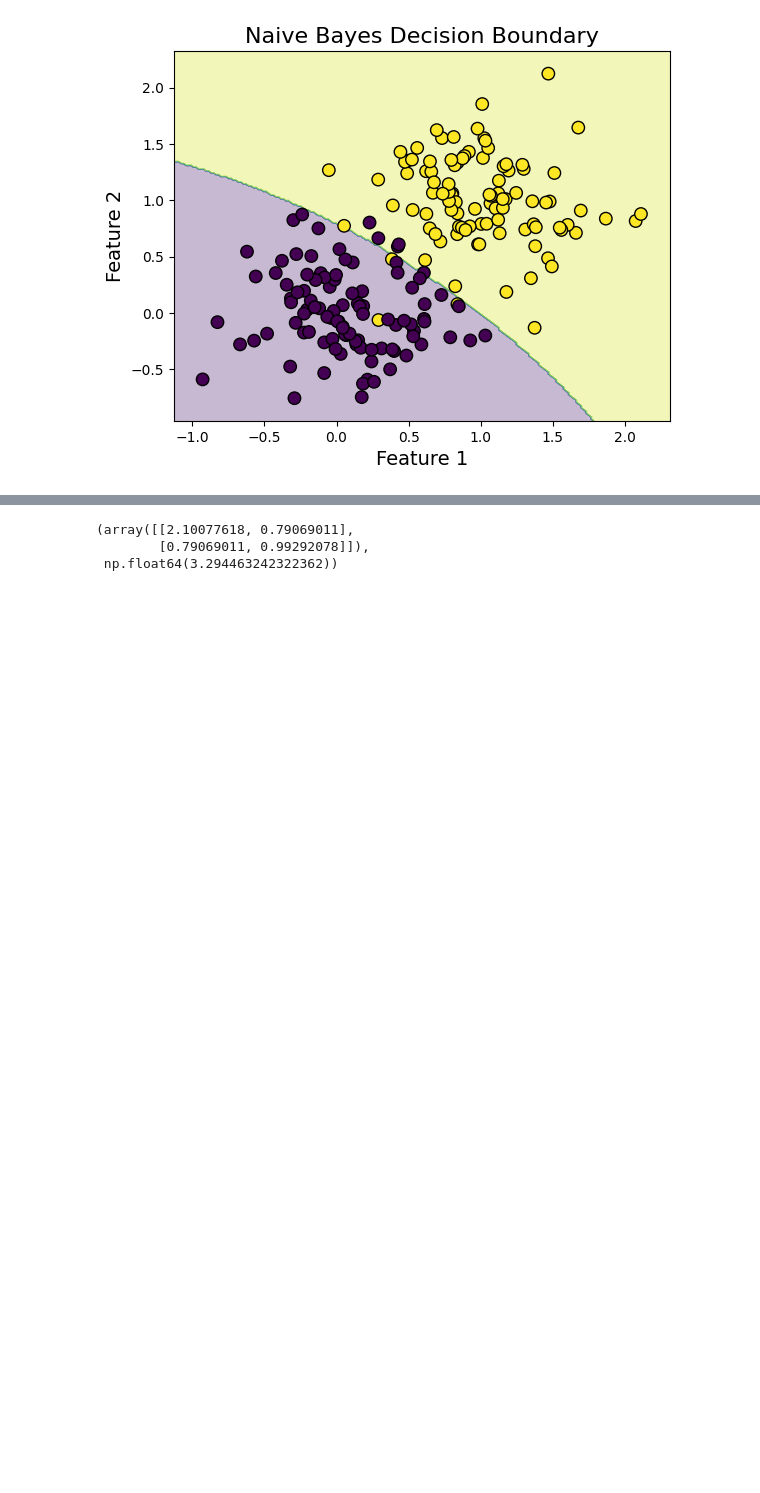
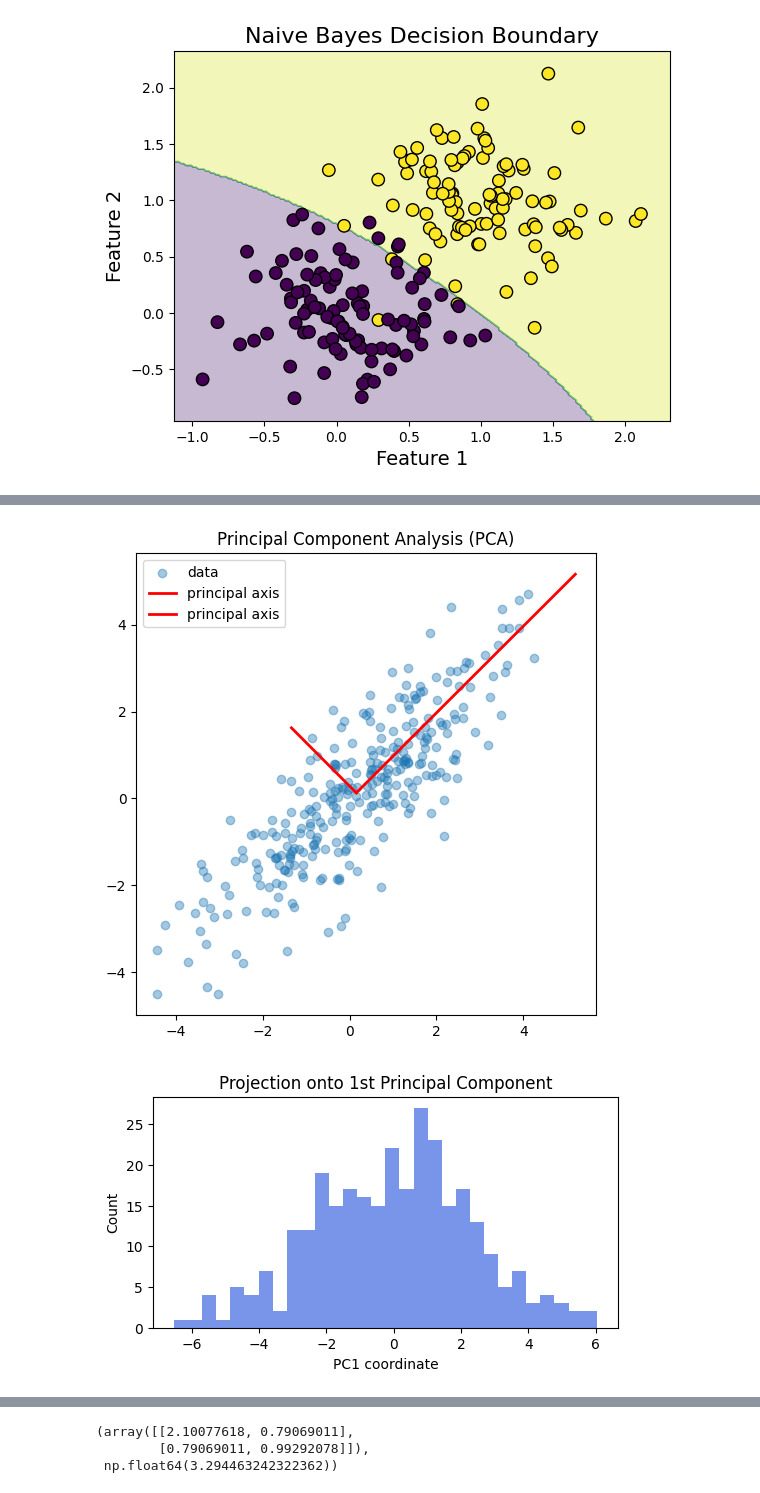
Before and after one commit to ajakovac/ML-in-Practice-I, a Jupyter notebook: DT and bagging.ipynb, the cells around one changed output, grey strips where cells are left out. Drawn from its saved outputs; the diff is of its cells as text; code cells hidden in the pictures; blank space fills up the shorter version.

```diff
--- a/DT and bagging.ipynb
+++ b/DT and bagging.ipynb
@@ -851,0 +982,46 @@ Accuracy: 0.96
+# %%
+import numpy as np
+import matplotlib.pyplot as plt
+from sklearn.decomposition import PCA
+
+# --- 1. Generate correlated data ---
+np.random.seed(0)
+mean = [0, 0]
+cov = [[3, 2.5], [2.5, 3]]   # correlated covariance
+X = np.random.multivariate_normal(mean, cov, 300)
+
+# --- 2. Perform PCA using sklearn ---
+pca = PCA(n_components=2)
+pca.fit(X)
+X_pca = pca.transform(X)
+
+# --- 3. Extract principal components ---
+components = pca.components_      # directions (unit vectors)
+explained = pca.explained_variance_  # corresponding variances
+
+# --- 4. Plot original data + principal axes ---
+fig, ax = plt.subplots(figsize=(6,6))
+ax.scatter(X[:,0], X[:,1], alpha=0.4, label="data")
+
+origin = pca.mean_
+for length, vector in zip(explained, components):
+    v = vector * 3 * np.sqrt(length)  # scale for visibility
+    ax.plot([origin[0], origin[0]+v[0]],
+            [origin[1], origin[1]+v[1]],
+            color='red', lw=2, label='principal axis')
+
+ax.set_aspect('equal')
+ax.set_title("Principal Component Analysis (PCA)")
+ax.legend()
+plt.show()
+
+# --- 5. Plot projection on 1D principal component ---
+plt.figure(figsize=(6,3))
+plt.hist(X_pca[:,0], bins=30, color='royalblue', alpha=0.7)
+plt.title("Projection onto 1st Principal Component")
+plt.xlabel("PC1 coordinate")
+plt.ylabel("Count")
+plt.show()
+# %% [output]
+[figure, added]
+[figure, added]
```
Also changed, not shown: parts of 5 cells of this notebook, 9 other files.
